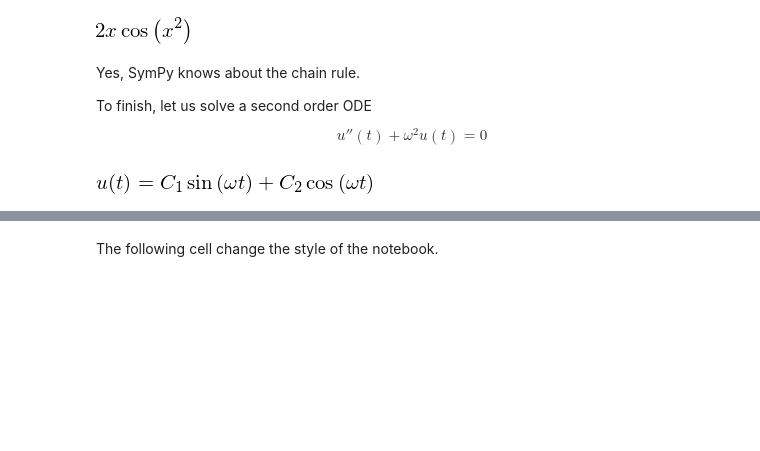
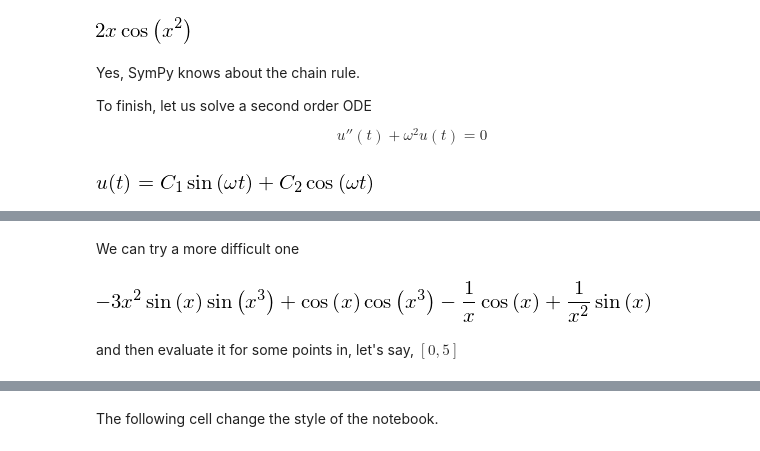
Before and after one commit to nicoguaro/AdvancedMath, a Jupyter notebook: Notebooks/SymPy in 10 minutes.ipynb, the cells around one changed output, grey strips where cells are left out. Saved outputs shown, nothing was run; the diff lists cells and outputs as text; code cells hidden in the pictures; blank space fills up the shorter version.

```diff
--- a/Notebooks/SymPy in 10 minutes.ipynb
+++ b/Notebooks/SymPy in 10 minutes.ipynb
@@ -232,0 +273,7 @@ dsolve(ode, u(t))
+# %% [markdown]
+We can try a more difficult one
+# %%
+fun = diff(sin(x)*cos(x**3) - sin(x)/x, x)
+fun
+# %% [output]
+[figure, added]
@@ -232,0 +282,2 @@ dsolve(ode, u(t))
+# %% [markdown]
+and then evaluate it for some points in, let's say, $[0, 5]$
```
Also changed, not shown: parts of 13 cells of this notebook, 6 other files.
